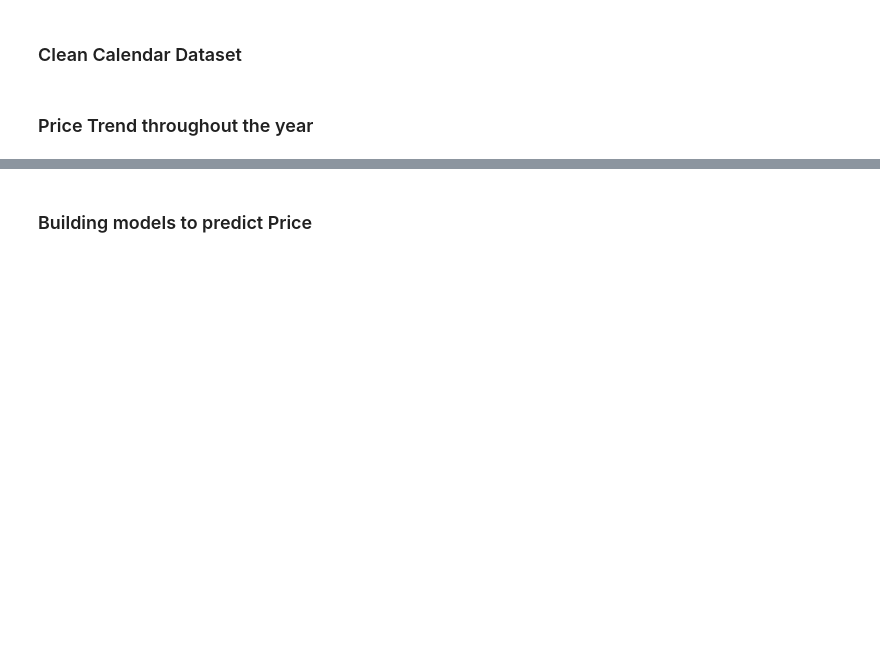
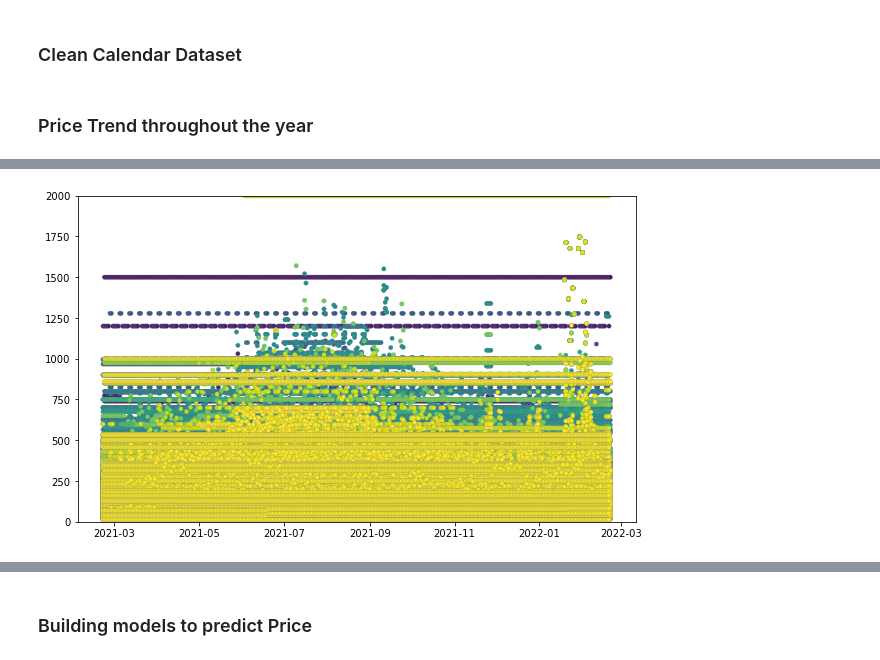
Before and after one commit to edh1912/Airbnb_Seattle, a Jupyter notebook: Airbnb.ipynb, the cells around one changed output, grey strips where cells are left out. Drawn from its saved outputs; the diff is of its cells as text; code cells hidden in the pictures; blank space fills up the shorter version.

```diff
--- a/Airbnb.ipynb
+++ b/Airbnb.ipynb
@@ -149,0 +163,9 @@ plt.savefig("seasonality.png")
+# %%
+fig = plt.figure(figsize=(10,6))
+plt.scatter(data=calendar,x='date',y='price',c="listing_id",
+              s=20,linewidths=0.2,edgecolors='gray',label=None)
+plt.ylim(0,2000)
+plt.savefig("seasonality_zoom.png")
+plt.show()
+# %% [output]
+[figure, added]
```
Also changed, not shown: parts of 16 cells of this notebook, 2 other files.
